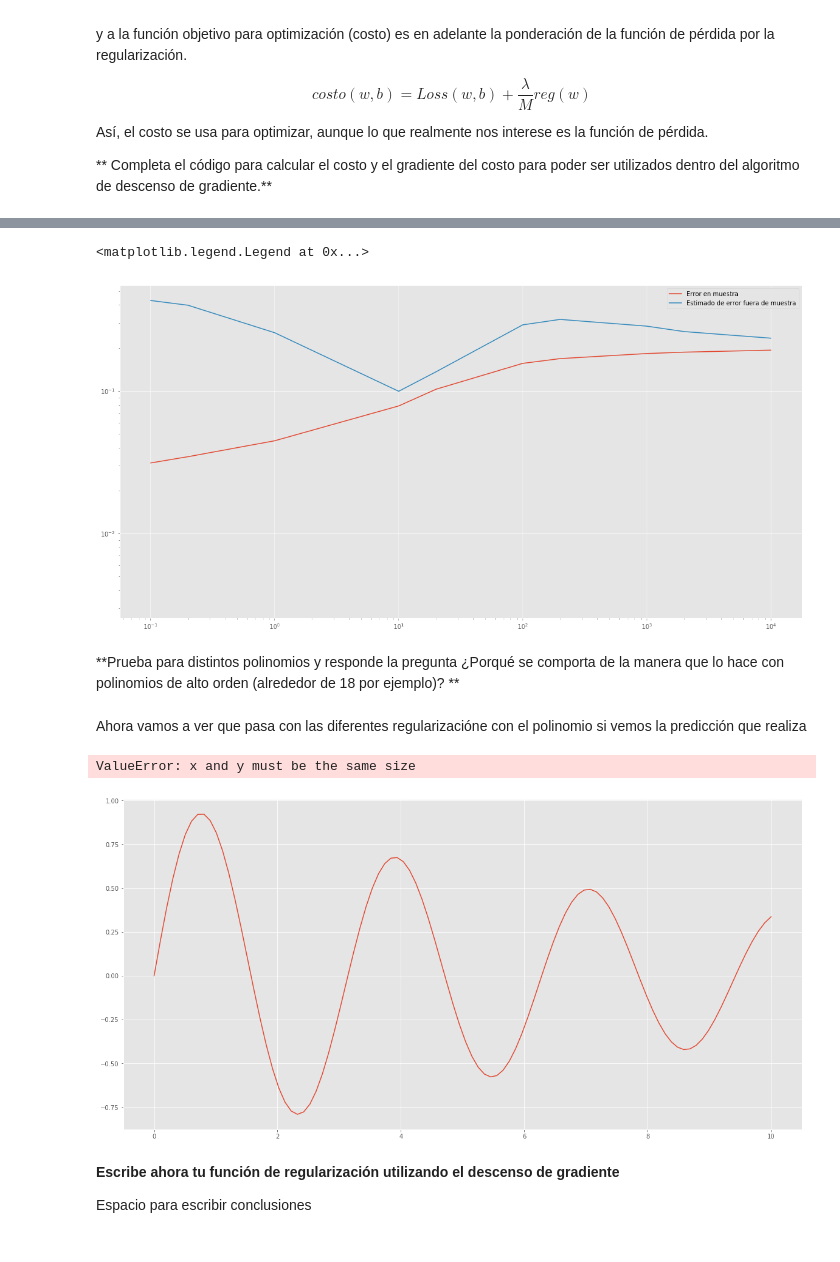
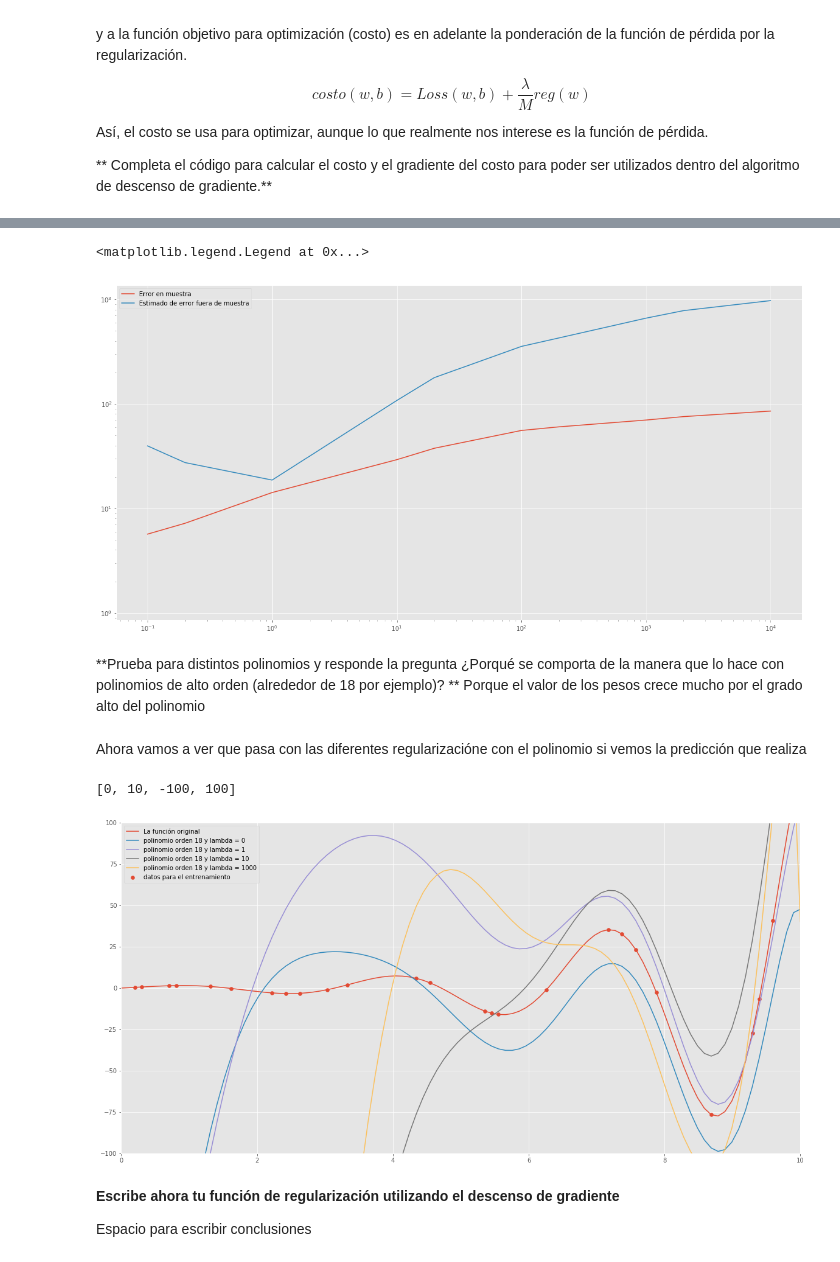
Before and after one commit to raulperod/redes-neuronales, a Jupyter notebook: neurona_lineal/neurona_lineal.ipynb, the cells around one changed output, grey strips where cells are left out. Cells and saved outputs as stored; diff of their text form; code cells hidden in the pictures.

```diff
--- a/neurona_lineal/neurona_lineal.ipynb
+++ b/neurona_lineal/neurona_lineal.ipynb
@@ -625,6 +626,18 @@ donde $I_0$ es una matriz diagonal a la cual el elemento $I_{1,1}$ se asigna a $
 
 Por ejemplo, si hacemos la regresion lineal con un polinomio de 30avo grado, conforme $\lambda$ aumenta, el error de validación y de prueba se modifican de la siguiente manera:
 # %%
+# Función a aproximar
+def f(x): return np.exp(x/2) * np.sin(2*x)
+
+# Datos para graficar
+x_plot = np.linspace(0, 10, 100)
+
+# Genera puntos y selecciona 20 en forma aleatoria
+x = np.linspace(0, 10, 100)
+rng = np.random.RandomState(0)
+rng.shuffle(x)
+x = np.sort(x[:25])
+
 grado = 10
 x_train = np.power(x.reshape(-1,1), range(0, grado + 1))
 x_verif = np.power(x_plot.reshape(-1,1), range(0, grado + 1))
@@ -655,37 +668,37 @@ plt.loglog(lambdas, e_verif, label="Estimado de error fuera de muestra")
 plt.legend()
 # %% [output]
 <matplotlib.legend.Legend at 0x...>
-[figure, old version]
+[figure, new version]
 # %% [markdown]
-**Prueba para distintos polinomios y responde la pregunta ¿Porqué se comporta de la manera que lo hace con polinomios de alto orden (alrededor de 18 por ejemplo)? **
+**Prueba para distintos polinomios y responde la pregunta ¿Porqué se comporta de la manera que lo hace con polinomios de alto orden (alrededor de 18 por ejemplo)? ** Porque el valor de los pesos crece mucho por el grado alto del polinomio
 # %% [markdown]
 Ahora vamos a ver que pasa con las diferentes regularizacióne con el polinomio si vemos la predicción que realiza
 # %%
-grado = 10
+grado = 18
 
 x_train = np.power(x.reshape(-1,1), range(0, grado + 1))
 x_verif = np.power(x_plot.reshape(-1,1), range(0, grado + 1))
 
 y_train = f(x)
 y_plot = f(x_plot)
 
 plt.plot(x_plot, f(x_plot), label="La función original")
 plt.scatter(x, y, label="datos para el entrenamiento")
 
 I_0 = np.eye(grado + 1)
 I_0[0, 0] = 0.0
 
 for lambd in [0, 1, 10, 1000]:
     w = np.linalg.inv(x_train.T @ x_train + (lambd * I_0)) @ x_train.T @ y_train
 
     y_lambd = x_verif @ w
     plt.plot(x_plot, y_lambd, label="polinomio orden {} y lambda = {}".format(grado, lambd))
 
 plt.legend()
-plt.axis([0, 10, -2, 2])
+plt.axis([0, 10, -100, 100])
 # %% [output]
-ValueError: x and y must be the same size
+[0, 10, -100, 100]
-[figure, old version]
+[figure, new version]
 # %% [markdown]
 **Escribe ahora tu función de regularización utilizando el descenso de gradiente**
 
```
Also changed, not shown: parts of 13 cells of this notebook.
